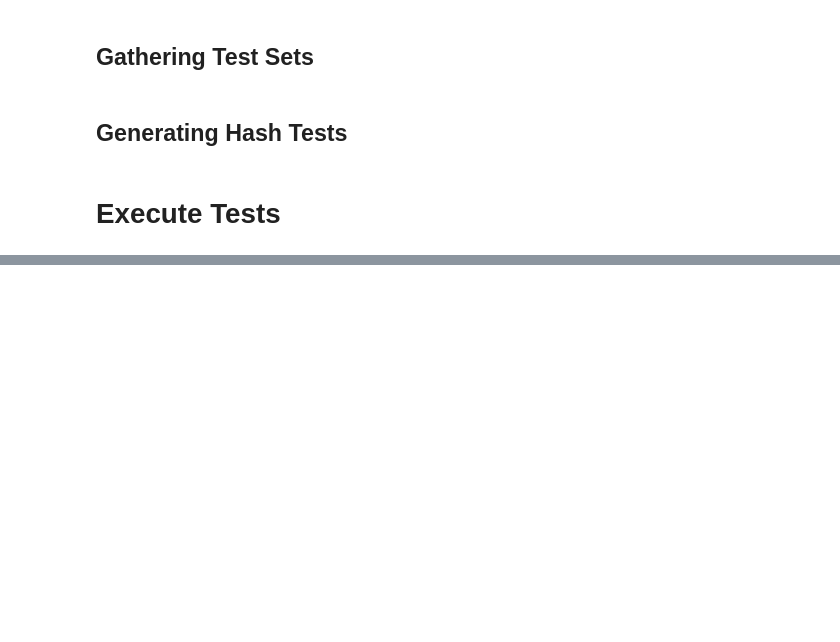
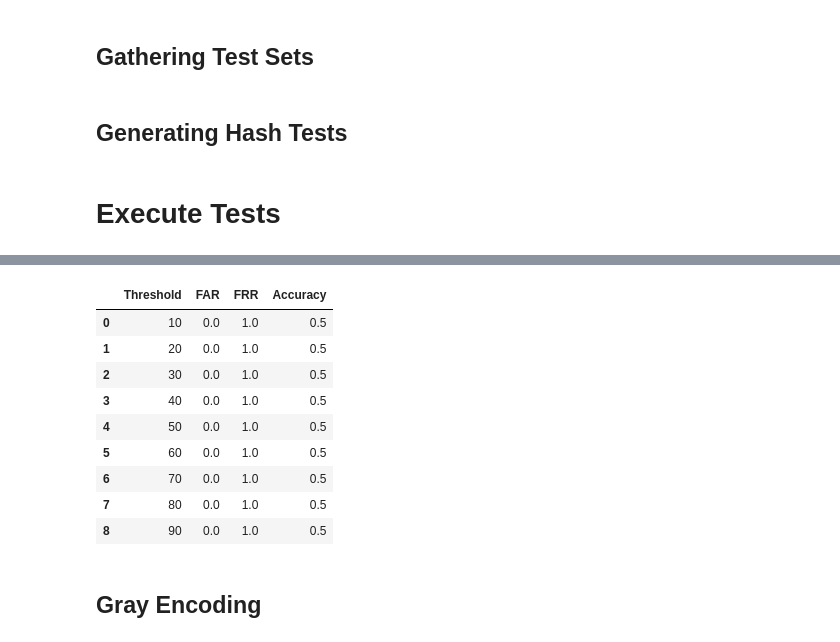
Before and after one commit to CPP-EEG-Authentication-Defense-Project/Authentication-Models, a Jupyter notebook: hash-based/ssdeep.ipynb, the cells around one changed output, grey strips where cells are left out. Drawn from its saved outputs; the diff is of its cells as text; code cells hidden in the pictures; blank space fills up the shorter version.

```diff
--- a/hash-based/ssdeep.ipynb
+++ b/hash-based/ssdeep.ipynb
@@ -418,0 +425,35 @@ test_results
+# %%
+direct_results_map = {}
+direct_encoder = feature_encoding.direct.DirectBinaryEncoder()
+direct_test_args = (
+    template_data_map, processed_data_map, direct_encoder
+)
+for threshold_type, hash_test_data in iter_hash_tests(*direct_test_args):
+    if threshold_type not in direct_results_map:
+        direct_results_map[threshold_type] = TestResultsSummary()
+    direct_results_map[threshold_type] = TestResultsSummary.merge_summaries(
+        direct_results_map[threshold_type],
+        run_hash_tests(hash_test_data)
+    )
+# %%
+direct_results = []
+for threshold_type, result_summary in direct_results_map.items():
+    direct_results.append([
+        threshold_type, result_summary.false_accept_rate,
+        result_summary.false_reject_rate, result_summary.accuracy
+    ])
+direct_df = pd.DataFrame(direct_results, columns=['Threshold', 'FAR', 'FRR', 'Accuracy'])
+direct_df
+# %% [output]
+|  | Threshold | FAR | FRR | Accuracy |
+| 0 | 10 | 0.0 | 1.0 | 0.5 |
+| 1 | 20 | 0.0 | 1.0 | 0.5 |
+| 2 | 30 | 0.0 | 1.0 | 0.5 |
+| 3 | 40 | 0.0 | 1.0 | 0.5 |
+| 4 | 50 | 0.0 | 1.0 | 0.5 |
+| 5 | 60 | 0.0 | 1.0 | 0.5 |
+| 6 | 70 | 0.0 | 1.0 | 0.5 |
+| 7 | 80 | 0.0 | 1.0 | 0.5 |
+| 8 | 90 | 0.0 | 1.0 | 0.5 |
+# %% [markdown]
+## Gray Encoding
```
Also changed, not shown: parts of 7 cells of this notebook, 1 other file.
